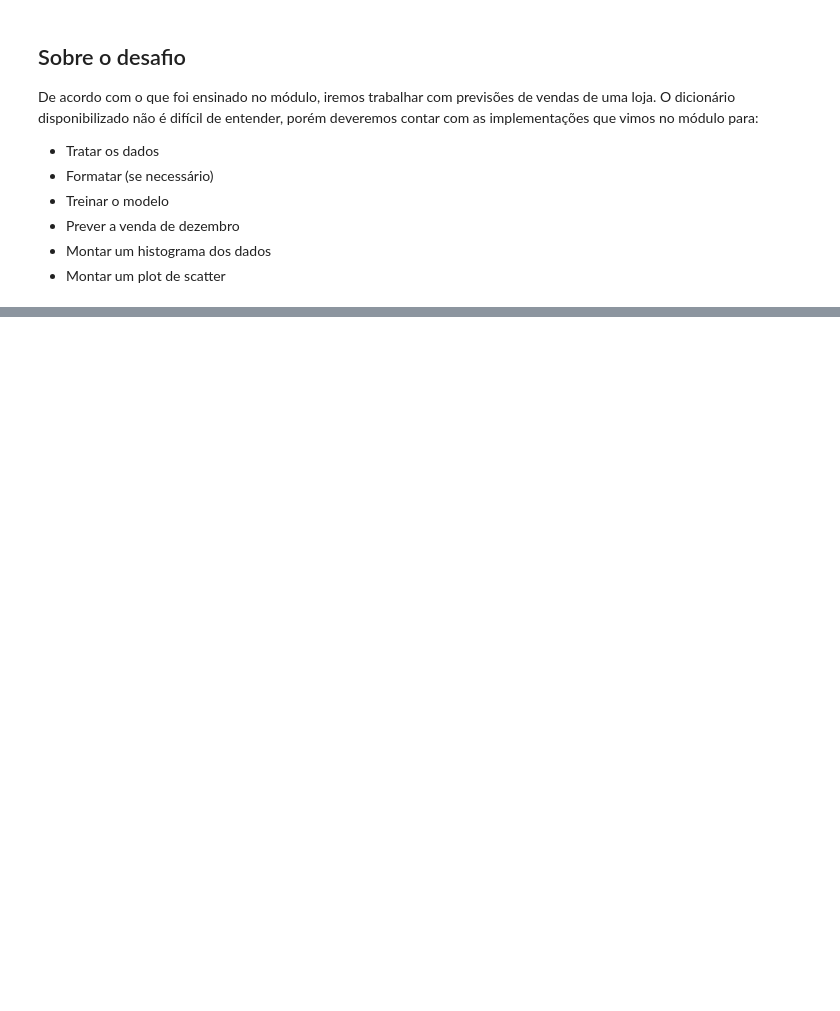
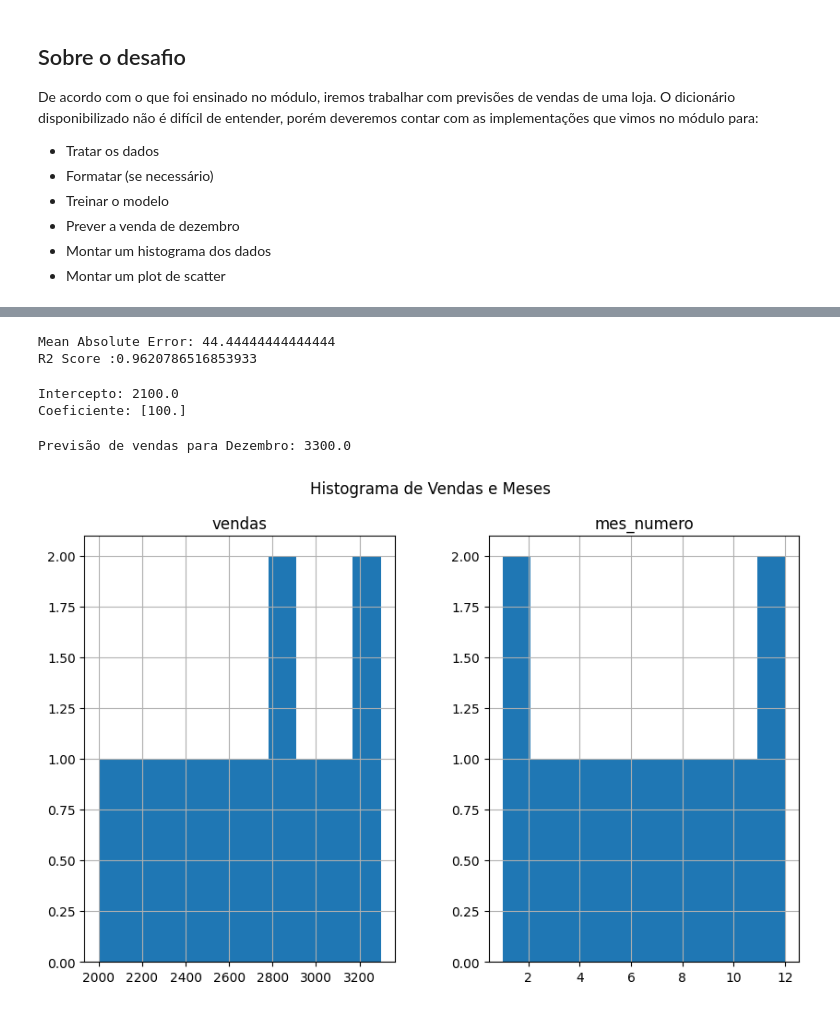
Before and after one commit to felipesanderp/scikit-learn-python-ia, a Jupyter notebook: desafio/desafio_scikit_learn.ipynb, the cells around one changed output, grey strips where cells are left out. Cells and saved outputs as stored; diff of their text form; code cells hidden in the pictures; blank space fills up the shorter version.

```diff
--- a/desafio/desafio_scikit_learn.ipynb
+++ b/desafio/desafio_scikit_learn.ipynb
@@ -45,3 +41,6 @@ df_vendas.head(12)
 # %%
+# Remover a coluna mes (texto)
+df_vendas.drop(columns=['mes'], axis=1, inplace=True)
+
 # Adiconar uma coluna pra representar o mês em número
 df_vendas['mes_numero'] = range(1, 13)
@@ -47,0 +60,25 @@ df_vendas['mes_numero'] = range(1, 13)
+# %%
+print(f"Mean Absolute Error: {mae}")
+print(f"R2 Score :{r2}")
+# %% [output]
+Mean Absolute Error: 44.44444444444444
+R2 Score :0.9620786516853933
+# %%
+print(f"Intercepto: {model.intercept_}")
+print(f"Coeficiente: {model.coef_}")
+# %% [output]
+Intercepto: 2100.0
+Coeficiente: [100.]
+# %%
+# Prever as vendas do mês de dezembro
+previsao_dezembro = model.predict([[12]])
+print(f"Previsão de vendas para Dezembro: {round(previsao_dezembro[0], 2)}")
+# %% [output]
+Previsão de vendas para Dezembro: 3300.0
+# %%
+# Histograma da variáveis
+df_vendas.hist(figsize=(10,6), grid=True)
+plt.suptitle('Histograma de Vendas e Meses')
+plt.show()
+# %% [output]
+[figure, added]
```
Also changed, not shown: parts of 5 cells of this notebook.
